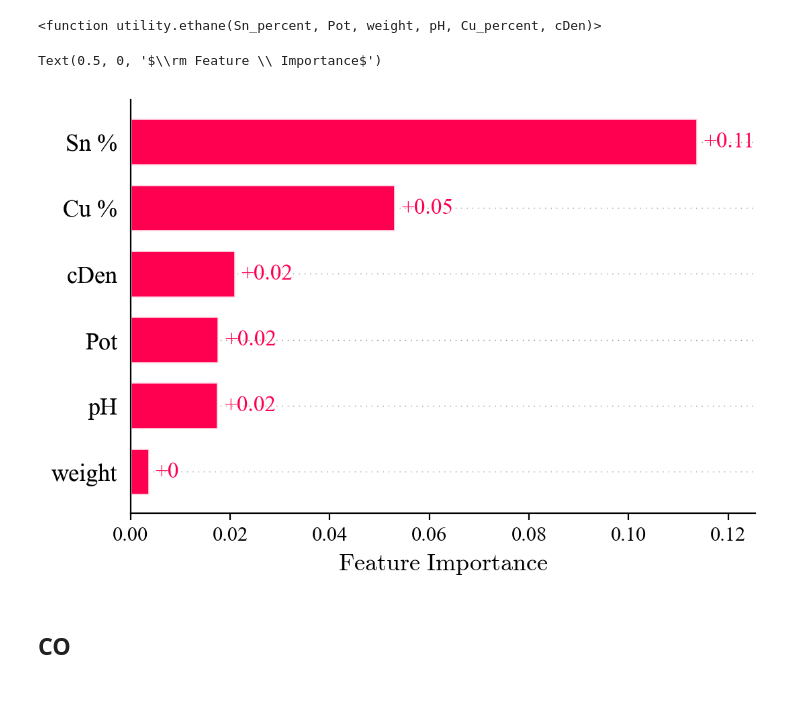
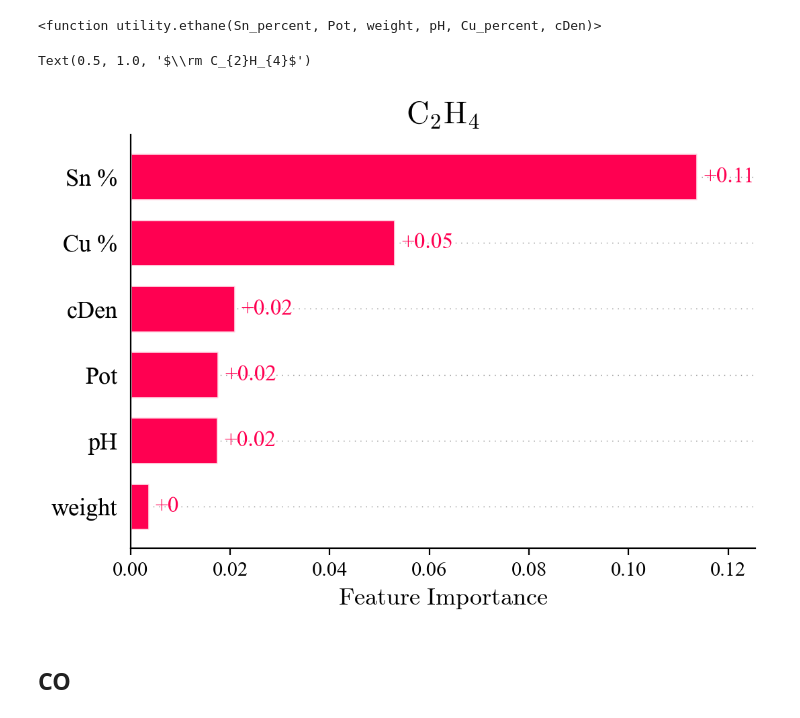
Before and after one commit to EnthusiasticTeslim/ReductElectro, a Jupyter notebook: hpc/normalized_only/shap-analysis.ipynb, the cells around one changed output. Cells and saved outputs as stored; diff of their text form; code cells hidden in the pictures.

Commit message:
add title

```diff
--- a/hpc/normalized_only/shap-analysis.ipynb
+++ b/hpc/normalized_only/shap-analysis.ipynb
@@ -82,11 +82,12 @@ shap_values = ethane_explainer(data[['Sn %', 'Pot', 'weight', 'pH', 'Cu %', 'cDe
 # %%
 shap.plots.bar(shap_values, show=False)
 fig = plt.gcf()
 fig.set_size_inches(6, 4)
 plt.xlabel(r'$\rm Feature \ Importance$')
+plt.title(r'$\rm C_{2}H_{4}$')
 # %% [output]
-Text(0.5, 0, '$\\rm Feature \\ Importance$')
+Text(0.5, 1.0, '$\\rm C_{2}H_{4}$')
-[figure, old version]
+[figure, new version]
 # %% [markdown]
 ## CO
 # %%
```
Also changed, not shown: parts of 4 cells of this notebook.
